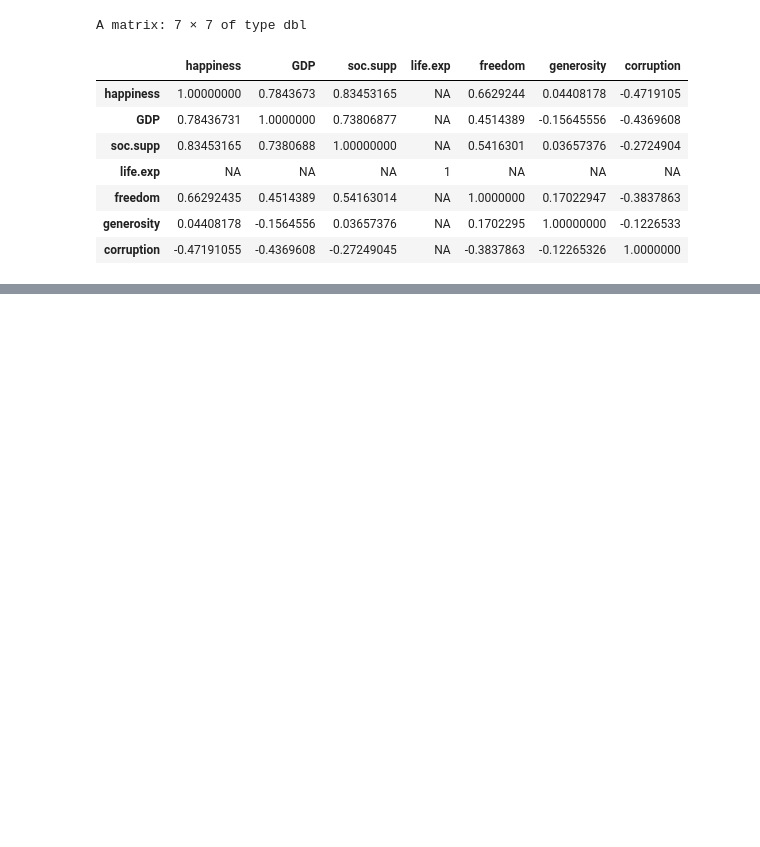
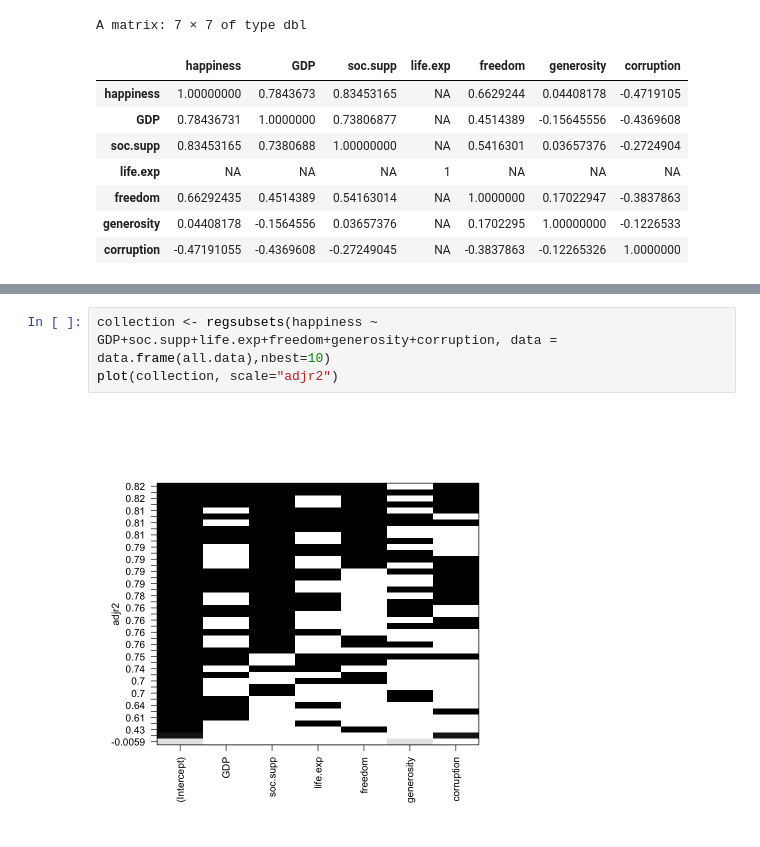
Before and after one commit to liamGaeuman/world_happiness, a Jupyter notebook: main.ipynb, the cells around one changed output, grey strips where cells are left out. Saved outputs shown, nothing was run; the diff lists cells and outputs as text; blank space fills up the shorter version.

```diff
--- a/main.ipynb
+++ b/main.ipynb
@@ -37 +50,6 @@ Coefficients:
 [figure]
+# %%
+collection <- regsubsets(happiness ~ GDP+soc.supp+life.exp+freedom+generosity+corruption, data = data.frame(all.data),nbest=10)
+plot(collection, scale="adjr2")
+# %% [output]
+[figure, added]
```
Also changed, not shown: parts of 2 cells of this notebook.
